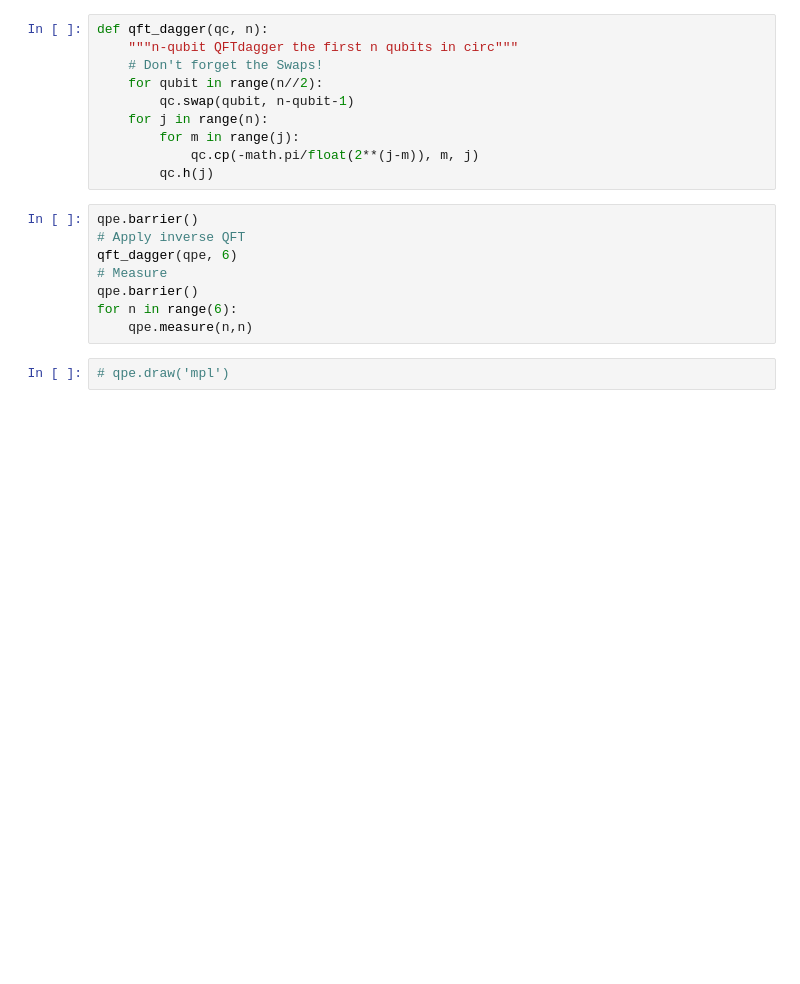
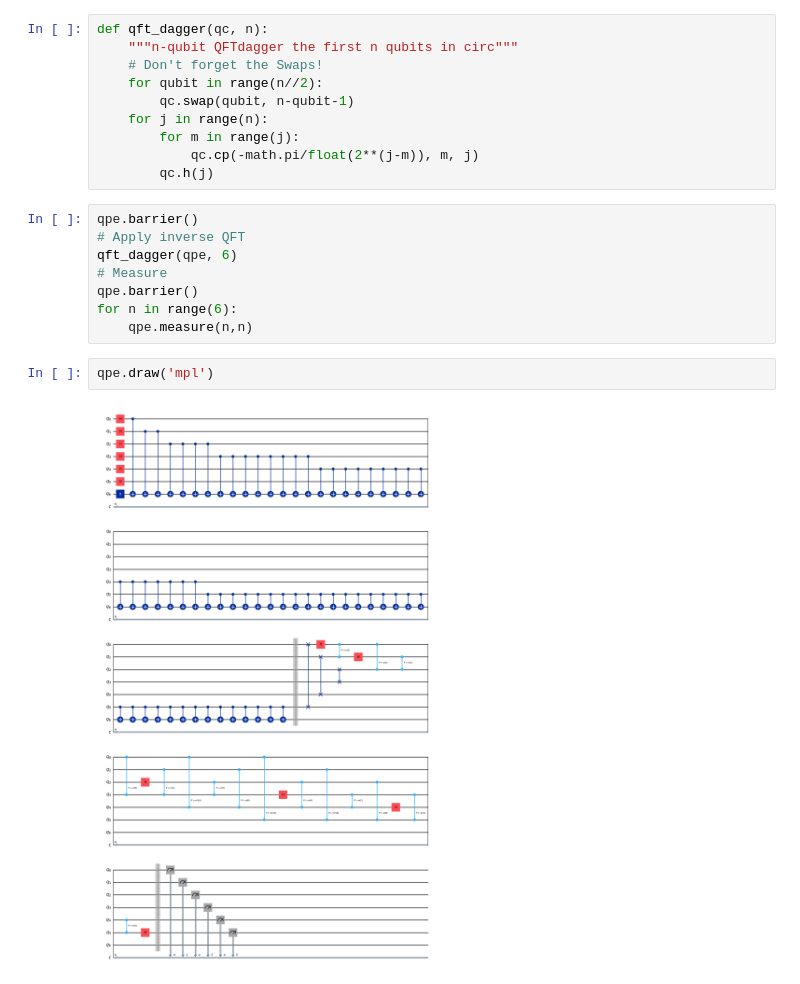
Before and after one commit to RowieK/Quantum-Computing-Minor, a Jupyter notebook: QCA/Assignment 3/qpe_excercise_3.ipynb, the cells around one changed output. Drawn from its saved outputs; the diff is of its cells as text; blank space fills up the shorter version.

```diff
--- a/QCA/Assignment 3/qpe_excercise_3.ipynb
+++ b/QCA/Assignment 3/qpe_excercise_3.ipynb
@@ -45,7 +51,9 @@ qpe.barrier()
 for n in range(6):
     qpe.measure(n,n)
 # %%
-# qpe.draw('mpl')
+qpe.draw('mpl')
+# %% [output]
+[figure, added]
 # %%
 aer_sim = Aer.get_backend('aer_simulator')
 shots = 2048
```
Also changed, not shown: parts of 4 cells of this notebook.
